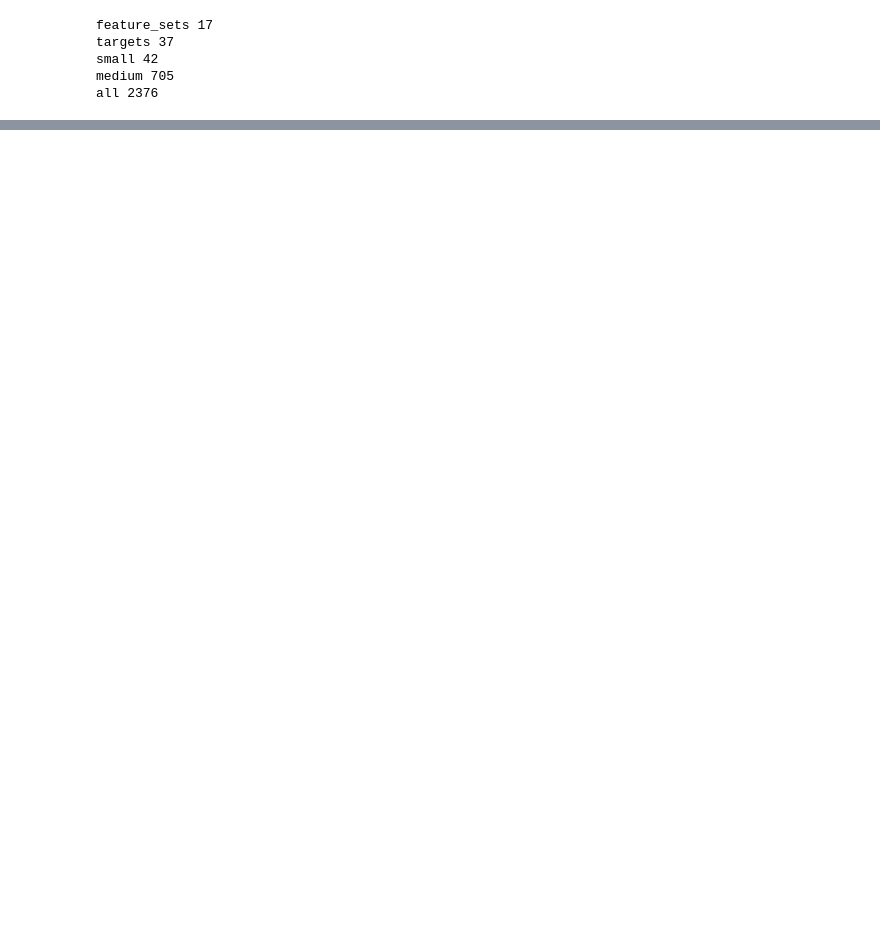
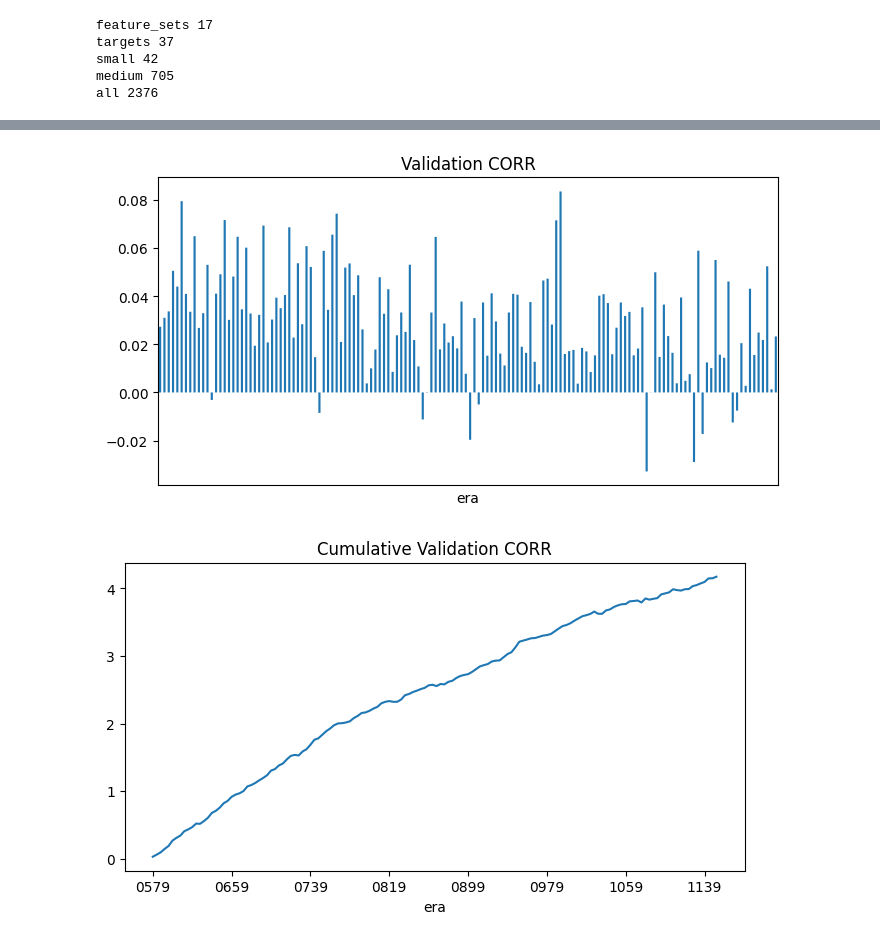
Before and after one commit to dxmien/Algo-trading, a Jupyter notebook: numerai.ipynb, the cells around one changed output, grey strips where cells are left out. Saved outputs shown, nothing was run; the diff lists cells and outputs as text; code cells hidden in the pictures; blank space fills up the shorter version.

```diff
--- a/numerai.ipynb
+++ b/numerai.ipynb
@@ -72,26 +85,26 @@ model.fit(
 # %%
 # Download validation data - this will take a few minutes
-napi.download_dataset(f"{DATA_VERSION}/validation.parquet")
+if not os.path.exists(f"{DATA_VERSION}/validation.parquet"):
+    napi.download_dataset(f"{DATA_VERSION}/validation.parquet")
 
 # Load the validation data and filter for data_type == "validation"
 validation = pd.read_parquet(
     f"{DATA_VERSION}/validation.parquet",
-    columns=["era", "data_type", "target"] + feature_set
+    columns=["era", "data_type", "target"] + medium_feature_set
 )
 validation = validation[validation["data_type"] == "validation"]
-del validation["data_type"]
+validation.drop(columns=["data_type"], inplace=True)
 
-# Downsample to every 4th era to reduce memory usage and speedup evaluation (suggested for Colab free tier)
-# Comment out the line below to use all the data (slower and higher memory usage, but more accurate evaluation)
+# Downsample to every 4th era to reduce memory usage and speedup evaluation
 validation = validation[validation["era"].isin(validation["era"].unique()[::4])]
 
 # Eras are 1 week apart, but targets look 20 days (o 4 weeks/eras) into the future,
 # so we need to "embargo" the first 4 eras following our last train era to avoid "data leakage"
-last_train_era = int(train["era"].unique()[-1])
+last_train_era = int(train_feature_set_reduced["era"].unique()[-1])
 eras_to_embargo = [str(era).zfill(4) for era in [last_train_era + i for i in range(4)]]
 validation = validation[~validation["era"].isin(eras_to_embargo)]
 
 # Generate predictions against the out-of-sample validation features
 # This will take a few minutes 🍵
-validation["prediction"] = model.predict(validation[feature_set])
+validation["prediction"] = model.predict(validation[medium_feature_set])
 validation[["era", "prediction", "target"]]
@@ -97,0 +127,31 @@ validation[["era", "prediction", "target"]]
+# %%
+# Compute the per-era corr between our predictions and the target values
+per_era_corr = validation.groupby("era").apply(
+    lambda x: numerai_corr(x[["prediction"]].dropna(), x["target"].dropna())
+)
+
+# Plot the per-era correlation
+per_era_corr.plot(
+  title="Validation CORR",
+  kind="bar",
+  figsize=(8, 4),
+  xticks=[],
+  legend=False,
+  snap=False
+)
+
+# Plot the cumulative per-era correlation
+per_era_corr.cumsum().plot(
+  title="Cumulative Validation CORR",
+  kind="line",
+  figsize=(8, 4),
+  legend=False
+)
+
+corr_mean = per_era_corr.mean()
+corr_std = per_era_corr.std(ddof=0)
+corr_sharpe = corr_mean / corr_std
+corr_max_drawdown = (per_era_corr.cumsum().expanding(min_periods=1).max() - per_era_corr.cumsum()).max()
+# %% [output]
+[figure, added]
+[figure, added]
```
Also changed, not shown: parts of 7 cells of this notebook, 1 other file.
